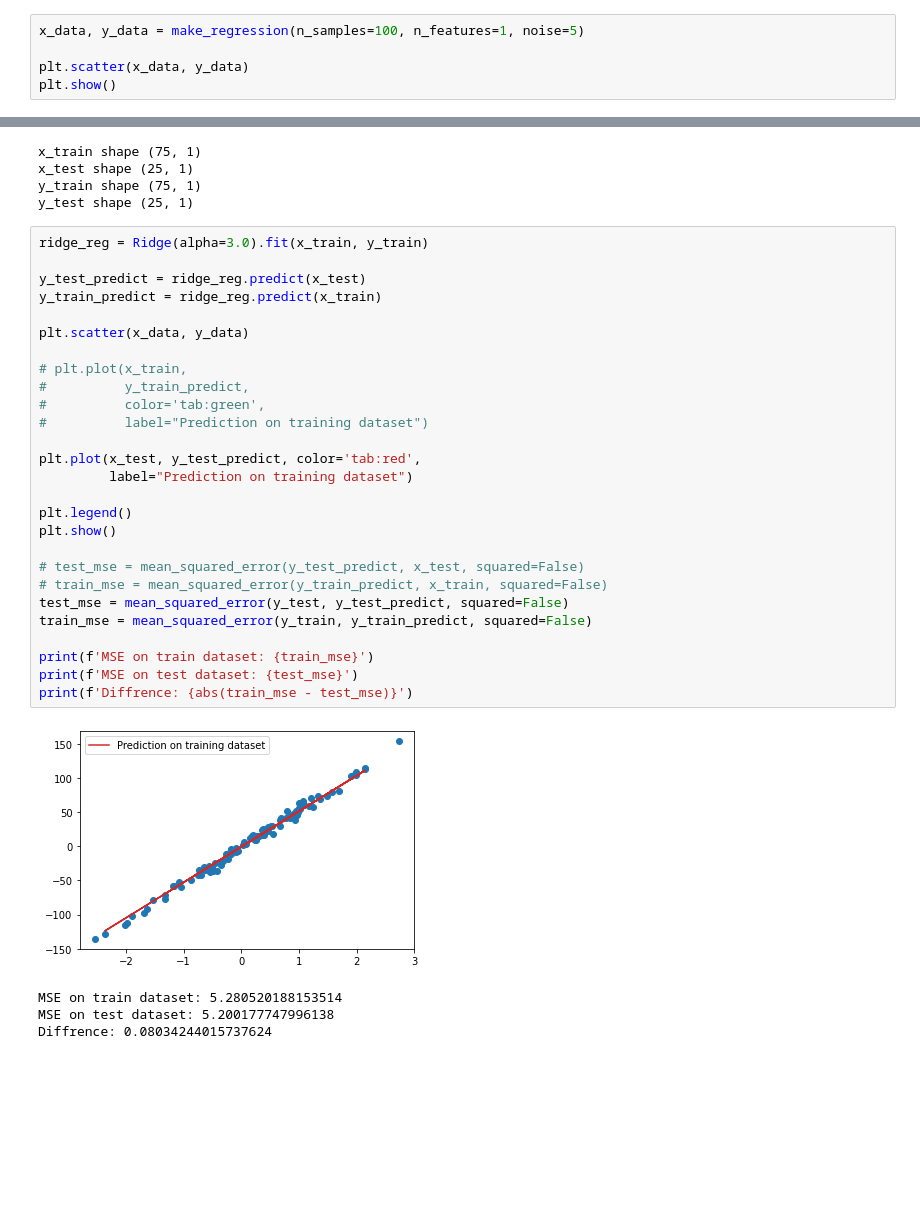
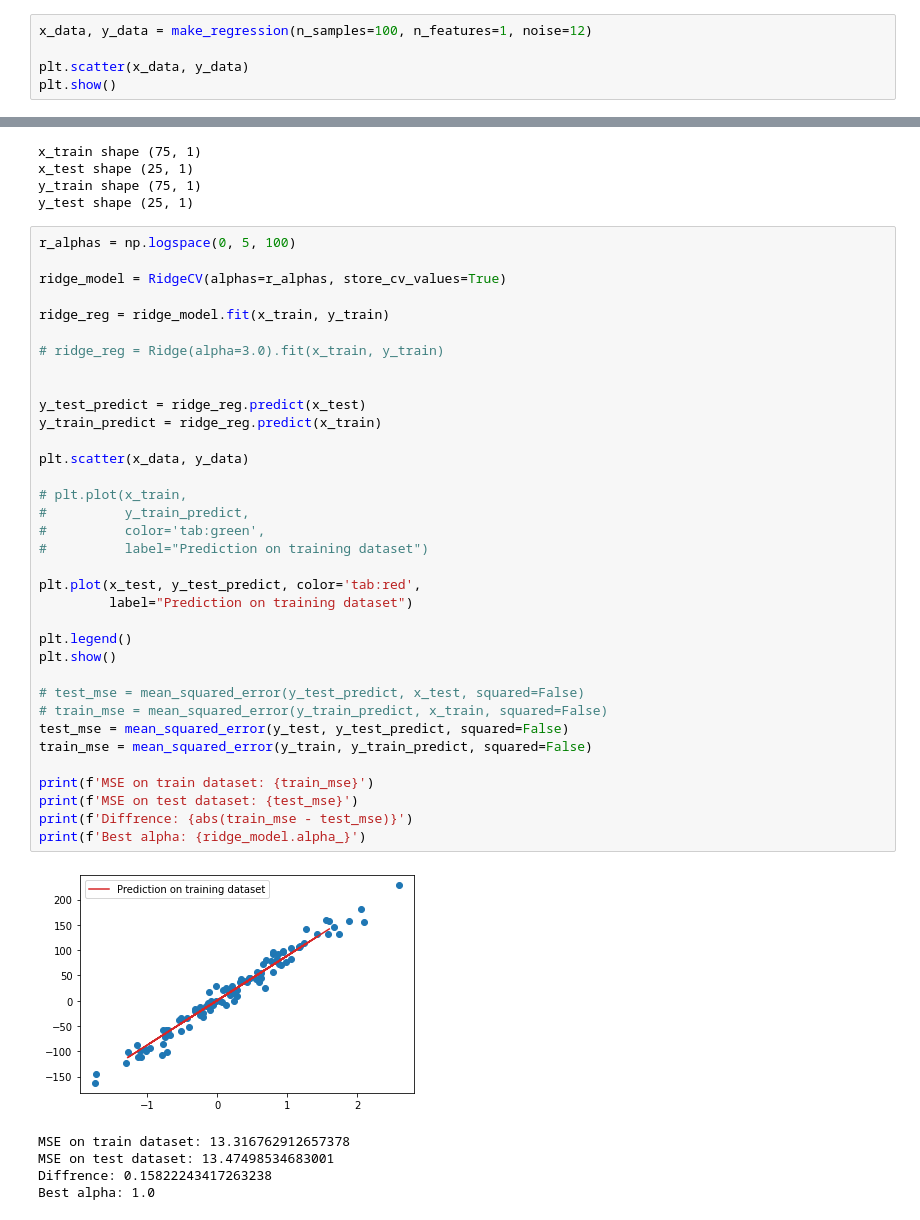
Before and after one commit to 11jolek11/BigData, a Jupyter notebook: List1.ipynb, the cells around one changed output, grey strips where cells are left out. Saved outputs shown, nothing was run; the diff lists cells and outputs as text; blank space fills up the shorter version.

Commit message:
add Ridge CV

```diff
--- a/List1.ipynb
+++ b/List1.ipynb
@@ -144,7 +145,7 @@ plt.show()
 # %% [markdown]
 # Zadanie 3
 # %%
-x_data, y_data = make_regression(n_samples=100, n_features=1, noise=5)
+x_data, y_data = make_regression(n_samples=100, n_features=1, noise=12)
 
 plt.scatter(x_data, y_data)
 plt.show()
@@ -166,34 +167,43 @@ x_test shape (25, 1)
 y_train shape (75, 1)
 y_test shape (25, 1)
 # %%
-ridge_reg = Ridge(alpha=3.0).fit(x_train, y_train)
+r_alphas = np.logspace(0, 5, 100)
+
+ridge_model = RidgeCV(alphas=r_alphas, store_cv_values=True)
+
+ridge_reg = ridge_model.fit(x_train, y_train)
+
+# ridge_reg = Ridge(alpha=3.0).fit(x_train, y_train)
+
 
 y_test_predict = ridge_reg.predict(x_test)
 y_train_predict = ridge_reg.predict(x_train)
 
 plt.scatter(x_data, y_data)
 
 # plt.plot(x_train,
 #          y_train_predict,
 #          color='tab:green',
 #          label="Prediction on training dataset")
 
 plt.plot(x_test, y_test_predict, color='tab:red',
          label="Prediction on training dataset")
 
 plt.legend()
 plt.show()
 
 # test_mse = mean_squared_error(y_test_predict, x_test, squared=False)
 # train_mse = mean_squared_error(y_train_predict, x_train, squared=False)
 test_mse = mean_squared_error(y_test, y_test_predict, squared=False)
 train_mse = mean_squared_error(y_train, y_train_predict, squared=False)
 
 print(f'MSE on train dataset: {train_mse}')
 print(f'MSE on test dataset: {test_mse}')
 print(f'Diffrence: {abs(train_mse - test_mse)}')
+print(f'Best alpha: {ridge_model.alpha_}')
 # %% [output]
-[figure, old version]
+[figure, new version]
-MSE on train dataset: 5.280520188153514
-MSE on test dataset: 5.200177747996138
-Diffrence: 0.08034244015737624
+MSE on train dataset: 13.316762912657378
+MSE on test dataset: 13.47498534683001
+Diffrence: 0.15822243417263238
+Best alpha: 1.0
```
Also changed, not shown: parts of 8 cells of this notebook.
